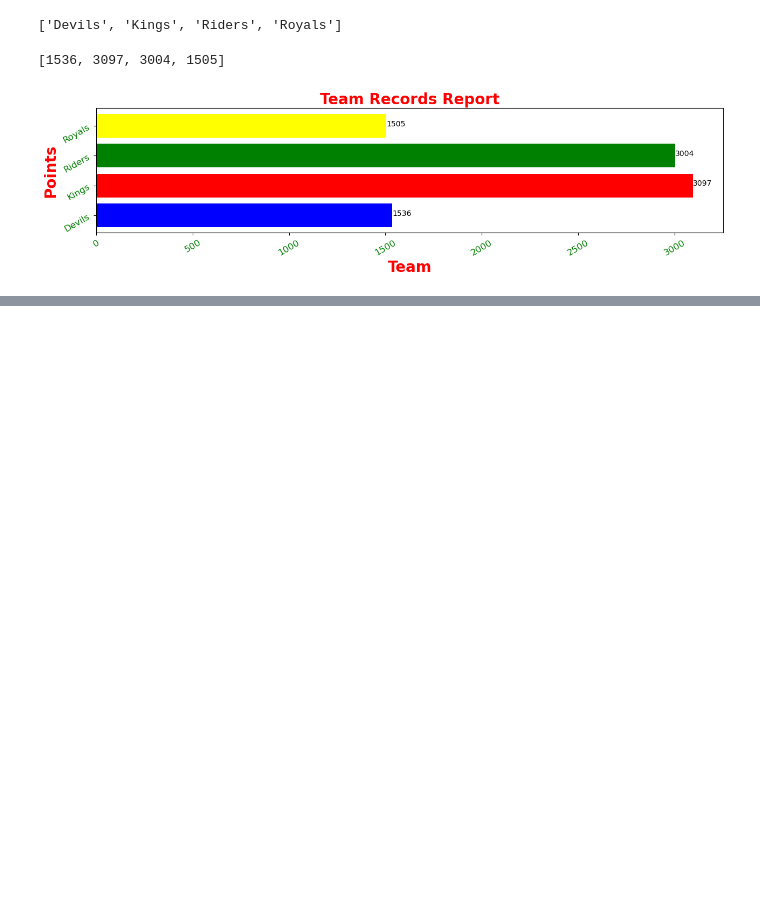
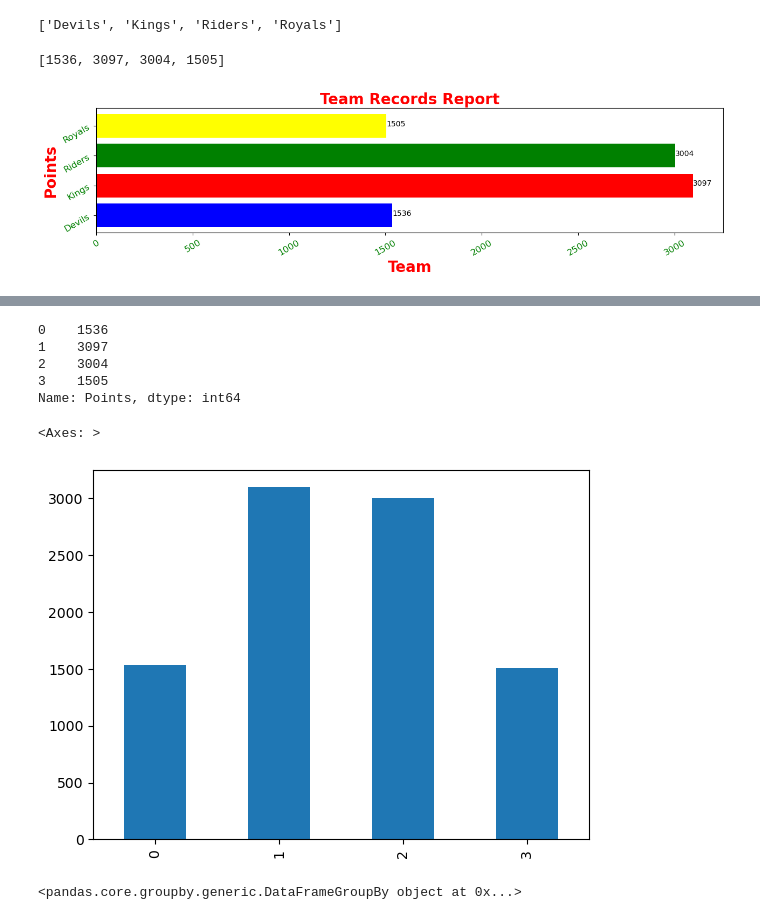
Before and after one commit to anshuKumar-codes/Data_Analytics_Journey, a Jupyter notebook: Pandas/day 2 pandas.ipynb, the cells around one changed output, grey strips where cells are left out. Saved outputs shown, nothing was run; the diff lists cells and outputs as text; code cells hidden in the pictures; blank space fills up the shorter version.

```diff
--- a/Pandas/day 2 pandas.ipynb
+++ b/Pandas/day 2 pandas.ipynb
@@ -735,8 +735,8 @@ ipl={'Team':['Riders','Riders','Devils','Devils','Kings','Kings','Kings','Kings'
      'Rank':[1,2,2,3,3,4,1,1,2,4,1,2],
      'Year':[2014,2015,2014,2015,2014,2015,2016,2017,2016,2014,2015,2017],
      'Points':[876,789,863,673,741,812,756,788,649,701,804,690]}
-df=pd.DataFrame(ipl)
-df
+df2=pd.DataFrame(ipl)
+df2
 # %% [output]
 |  | Team | Rank | Year | Points |
 | 0 | Riders | 1 | 2014 | 876 |
@@ -816,0 +873,3 @@ plt.show()
+# %%
+s=df[["Model Name","Price"]].value_counts()
+s
@@ -816,0 +890,18 @@ plt.show()
+# %%
+s.head(10)
+# %% [output]
+0    1536
+1    3097
+2    3004
+3    1505
+Name: Points, dtype: int64
+# %%
+s.plot.bar()
+# %% [output]
+<Axes: >
+[figure, added]
+# %%
+v=df.groupby("Price")
+v
+# %% [output]
+<pandas.core.groupby.generic.DataFrameGroupBy object at 0x...>
```
Also changed, not shown: parts of 15 cells of this notebook, 2 other files.
